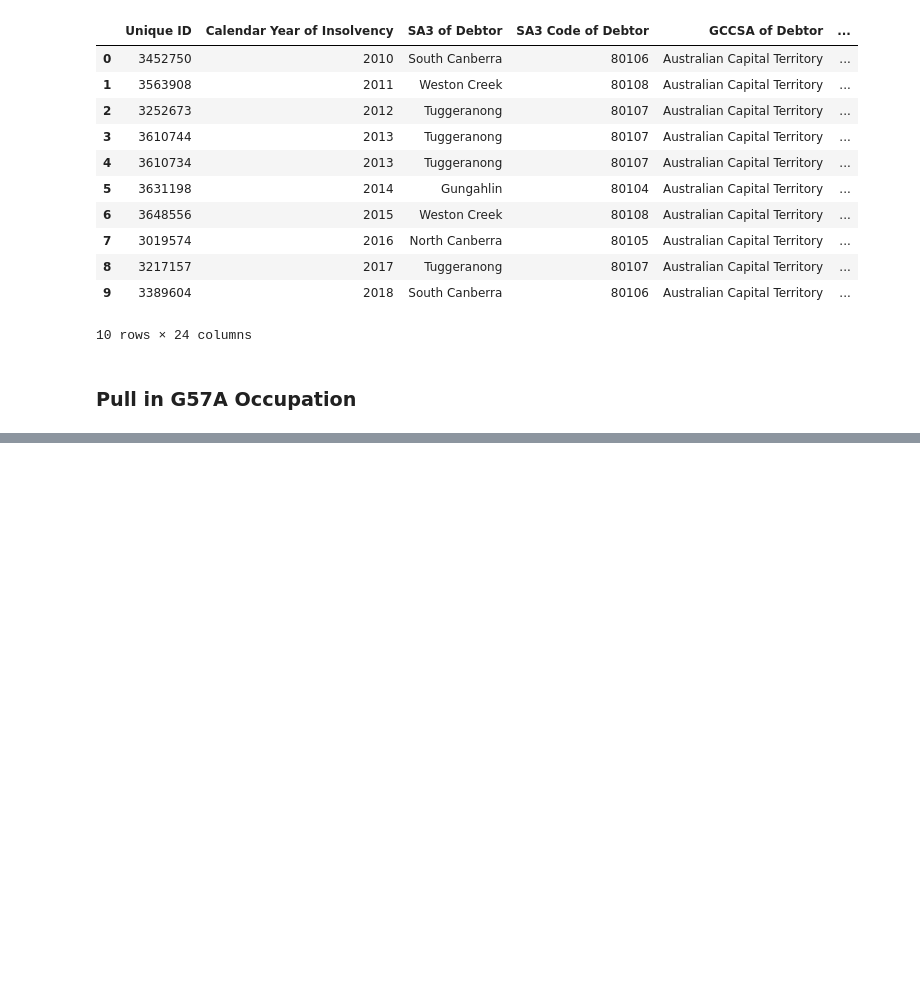
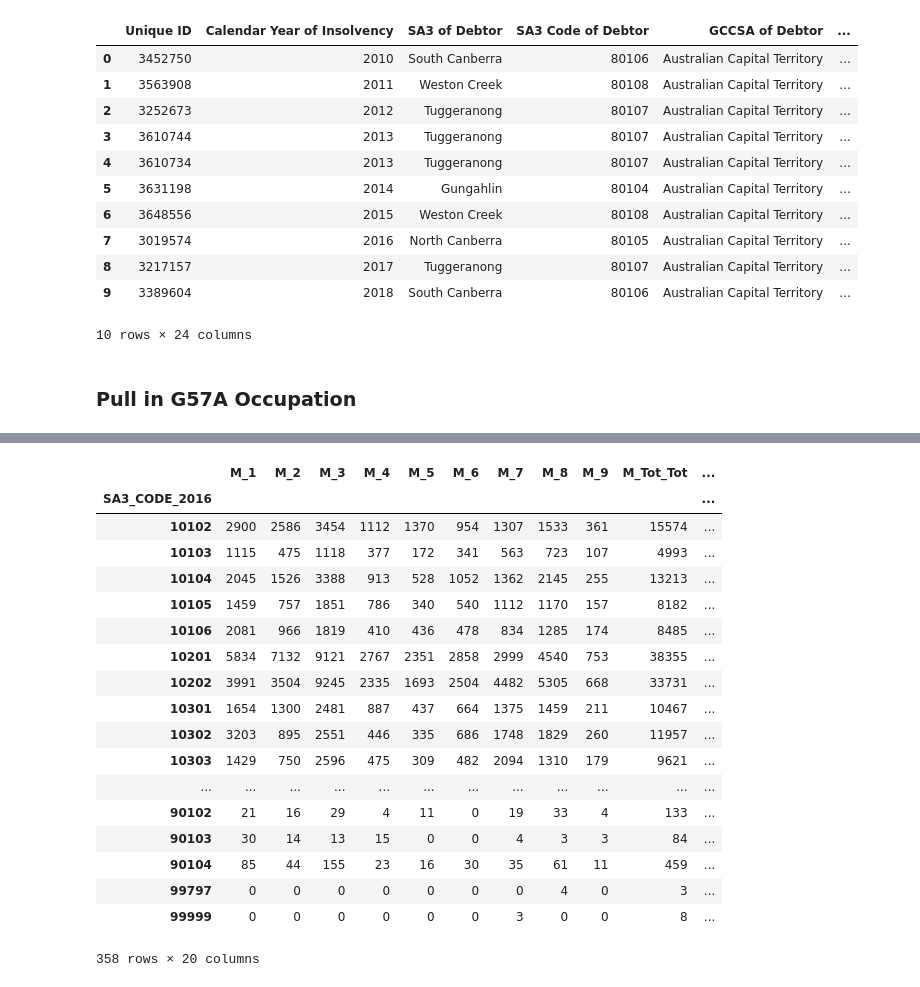
Before and after one commit to pmRed/govhack2018-EZ0, a Jupyter notebook: uhh.ipynb, the cells around one changed output, grey strips where cells are left out. Cells and saved outputs as stored; diff of their text form; code cells hidden in the pictures; blank space fills up the shorter version.

```diff
--- a/uhh.ipynb
+++ b/uhh.ipynb
@@ -228,10 +249,10 @@ g57_interest = g57[keys_of_interest]
 import itertools
 cols = ['SA3_CODE_2016']
 for n in map(float,range(1,10)):
-    cols.append("M_{}".format(n))
+    cols.append("M_{}".format(np.int(n)))
 cols.append("M_Tot_Tot")
 for n in map(float,range(1,10)):
-    cols.append("F_{}".format(n))
+    cols.append("F_{}".format(np.int(n)))
 cols.append("F_Tot_Tot")
 g57_interest.columns =  cols
 g57_interest.head(10)
@@ -250,0 +281,4 @@ g57_interest.head(10)
+# %%
+b25 = yes_finally_why_was_this_so_hard.set_index('SA3_CODE_2016')
+g57a = g57_interest.set_index('SA3_CODE_2016')
+non_comp = non_compliance_data[['SA3 Code of Debtor','Sex of Debtor','Family Situation','Debtor Occupation Code (Major) (ANZSCO)']]
@@ -250,0 +402,22 @@ g57_interest.head(10)
+# %%
+g57a
+# %% [output]
+|  | M_1 | M_2 | M_3 | M_4 | M_5 | M_6 | M_7 | M_8 | M_9 | M_Tot_Tot | ... |
+| SA3_CODE_2016 |  |  |  |  |  |  |  |  |  |  | ... |
+| 10102 | 2900 | 2586 | 3454 | 1112 | 1370 | 954 | 1307 | 1533 | 361 | 15574 | ... |
+| 10103 | 1115 | 475 | 1118 | 377 | 172 | 341 | 563 | 723 | 107 | 4993 | ... |
+| 10104 | 2045 | 1526 | 3388 | 913 | 528 | 1052 | 1362 | 2145 | 255 | 13213 | ... |
+| 10105 | 1459 | 757 | 1851 | 786 | 340 | 540 | 1112 | 1170 | 157 | 8182 | ... |
+| 10106 | 2081 | 966 | 1819 | 410 | 436 | 478 | 834 | 1285 | 174 | 8485 | ... |
+| 10201 | 5834 | 7132 | 9121 | 2767 | 2351 | 2858 | 2999 | 4540 | 753 | 38355 | ... |
+| 10202 | 3991 | 3504 | 9245 | 2335 | 1693 | 2504 | 4482 | 5305 | 668 | 33731 | ... |
+| 10301 | 1654 | 1300 | 2481 | 887 | 437 | 664 | 1375 | 1459 | 211 | 10467 | ... |
+| 10302 | 3203 | 895 | 2551 | 446 | 335 | 686 | 1748 | 1829 | 260 | 11957 | ... |
+| 10303 | 1429 | 750 | 2596 | 475 | 309 | 482 | 2094 | 1310 | 179 | 9621 | ... |
+| ... | ... | ... | ... | ... | ... | ... | ... | ... | ... | ... | ... |
+| 90102 | 21 | 16 | 29 | 4 | 11 | 0 | 19 | 33 | 4 | 133 | ... |
+| 90103 | 30 | 14 | 13 | 15 | 0 | 0 | 4 | 3 | 3 | 84 | ... |
+| 90104 | 85 | 44 | 155 | 23 | 16 | 30 | 35 | 61 | 11 | 459 | ... |
+| 99797 | 0 | 0 | 0 | 0 | 0 | 0 | 0 | 4 | 0 | 3 | ... |
+| 99999 | 0 | 0 | 0 | 0 | 0 | 0 | 3 | 0 | 0 | 8 | ... |
+358 rows × 20 columns
```
Also changed, not shown: parts of 13 cells of this notebook.
